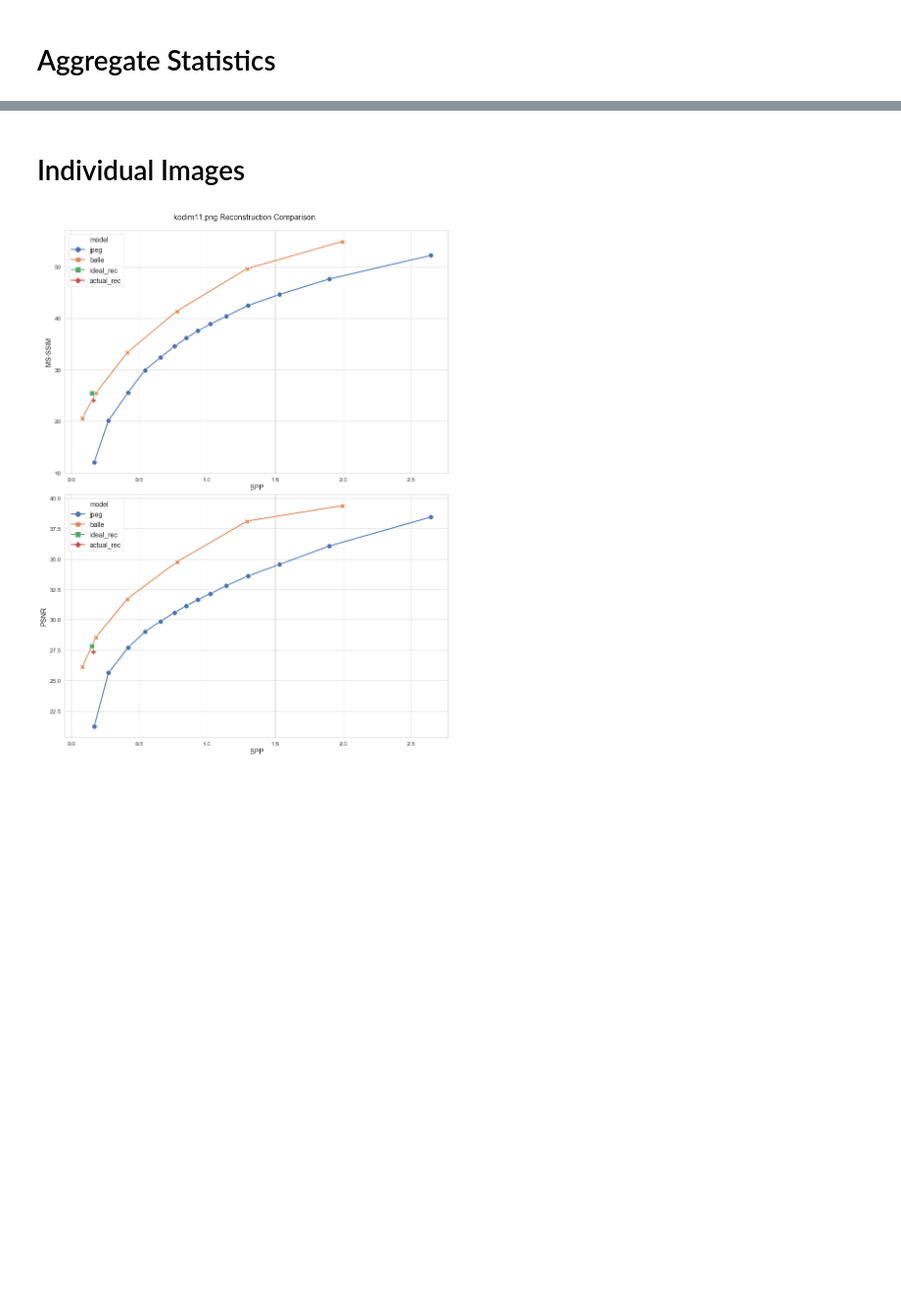
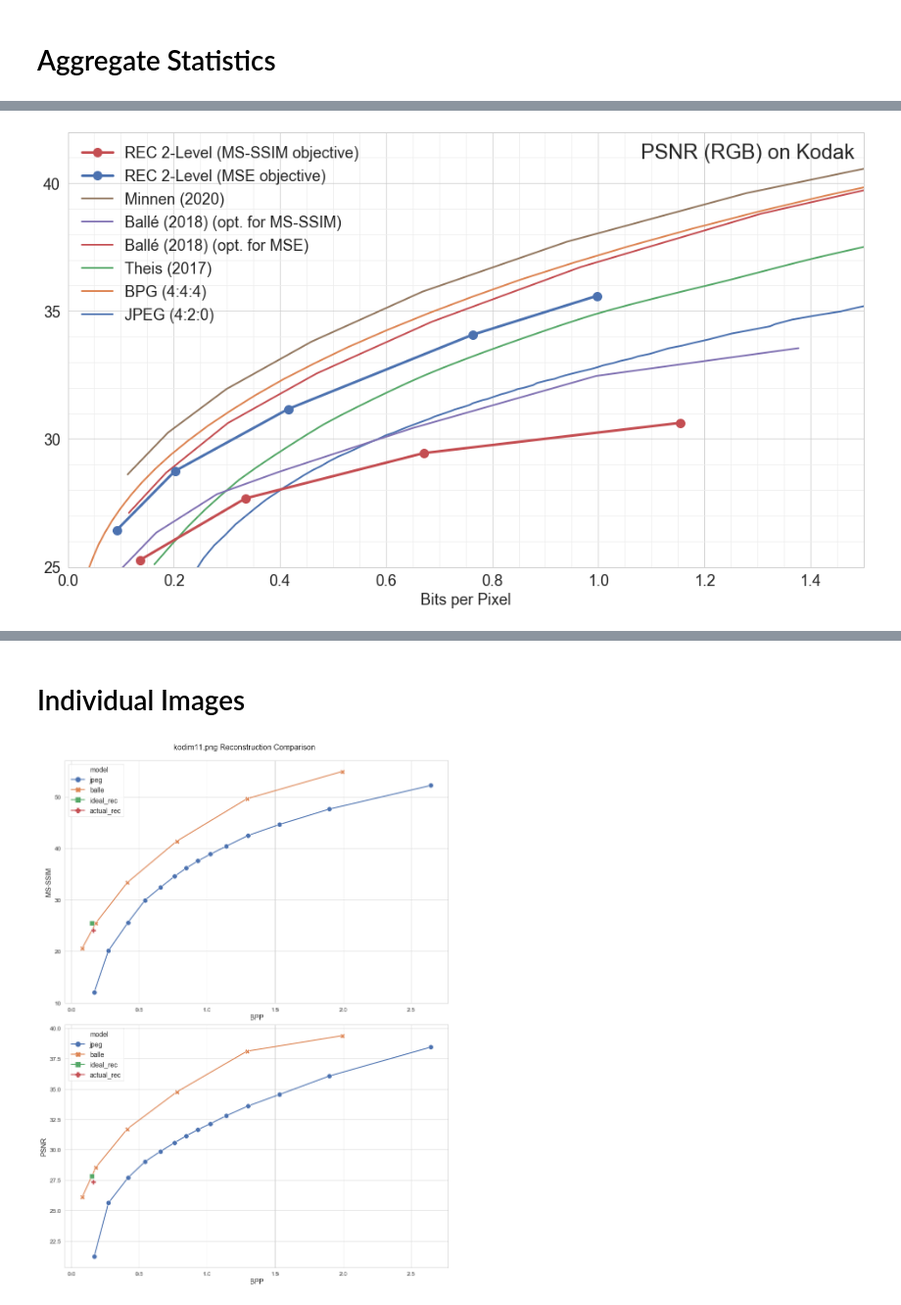
Before and after one commit to gergely-flamich/relative-entropy-coding, a Jupyter notebook: notebooks/Lossy Compression Performance Visualization.ipynb, the cells around one changed output, grey strips where cells are left out. Shown at 98% size. Drawn from its saved outputs; the diff is of its cells as text; code cells hidden in the pictures; blank space fills up the shorter version.

```diff
--- a/notebooks/Lossy Compression Performance Visualization.ipynb
+++ b/notebooks/Lossy Compression Performance Visualization.ipynb
@@ -161,11 +155,14 @@ def get_rec_psnr_average_df(rec_dfs, kind):
     psnr_avg_df = aggregate_df.groupby("target_bpp").mean().rename({"PSNR": "psnr",
                                                                  "comp_lossy_BPP": "bpp",
                                                                  "MS_SSIM": "ms_ssim"}, axis=1)
-    psnr_avg_df["model"] = f"rec-{kind}"
+    psnr_avg_df["model"] = f"REC {kind}"
+    psnr_avg_df["type"] = f"actual"
+
 
     ideal_psnr_avg_df = aggregate_df.groupby("target_bpp").mean().rename({"ideal_PSNR": "psnr",
                                                                  "lossy_BPP": "bpp",
                                                                  "ideal_MS_SSIM": "ms_ssim"}, axis=1)
-    ideal_psnr_avg_df["model"] = f"ideal-rec-{kind}"
+    ideal_psnr_avg_df["model"] = f"REC {kind}"
+    ideal_psnr_avg_df["type"] = f"ideal"
 
-    return psnr_avg_df, ideal_psnr_avg_df
+    return pd.concat([psnr_avg_df, ideal_psnr_avg_df])
@@ -267,0 +169,68 @@ plot_joint_statistics(joint_ms_ssim_avg_df, "average_ms_ssim", psnr=False)
+# %%
+rec_l1_gaussian_psnr_avg_df = get_rec_psnr_average_df(level_1_gaussian_rec_dfs, "1-Level (MSE objective)")
+rec_gaussian_psnr_avg_df  = get_rec_psnr_average_df(gaussian_rec_dfs, "2-Level (MSE objective)")
+rec_ms_ssim_psnr_avg_df = get_rec_psnr_average_df(ms_ssim_rec_dfs, "2-Level (MS-SSIM objective)")
+# %%
+psnr_results = pd.concat([prepare_method_df("psnr", method_name, method_legend, skiprows, opt_objective)
+                for method_name, (method_legend, opt_objective, skiprows) in psnr_method_names.items()])
+
+ms_ssim_results = pd.concat([prepare_method_df("ms_ssim", method_name, method_legend, skiprows, opt_objective)
+                for method_name, (method_legend, opt_objective, skiprows) in ms_ssim_method_names.items()])
+# %%
+fig, ax = plt.subplots(figsize=(14, 8))
+
+sns.lineplot(x="bpp",
+             y="psnr",
+             data=psnr_results,
+             markers=False,
+             dashes=False,
+             hue='method',
+             ax=ax)
+
+rec_psnr_df = rec_gaussian_psnr_avg_df[rec_gaussian_psnr_avg_df["type"] == "actual"].rename({"model": "method"}, axis=1)
+ax.plot(rec_psnr_df["bpp"], rec_psnr_df["psnr"], label=rec_psnr_df["method"].values[0], marker="o", linewidth=3, c='b')
+
+rec_ssim_df = rec_ms_ssim_psnr_avg_df[rec_ms_ssim_psnr_avg_df["type"] == "actual"].rename({"model": "method"}, axis=1)
+ax.plot(rec_ssim_df["bpp"], rec_ssim_df["psnr"], label=rec_ssim_df["method"].values[0], marker="o", linewidth=3, c='r')
+
+handles, labels = ax.get_legend_handles_labels()
+ax.legend(handles=handles[1:][::-1],
+          labels=labels[1:][::-1],
+          fontsize=18,
+          loc="upper left",
+          title=None,
+          fancybox=False,
+          frameon=False)
+
+ax.set_xlim([0, 1.5])
+ax.set_ylim([25, 42])
+ax.set_ylabel(None)
+ax.set_xlabel("Bits per Pixel", fontsize=18)
+
+ax.tick_params(axis='both', which='major', labelsize=18)
+
+x_major_ticks = np.arange(0., 1.5, 0.2)
+x_minor_ticks = np.arange(0., 1.5, 0.05)
+
+ax.set_xticks(x_major_ticks)
+ax.set_xticks(x_minor_ticks, minor=True)
+
+y_major_ticks = np.arange(25., 42, 5)
+y_minor_ticks = np.arange(25., 42, 1)
+
+ax.set_yticks(y_major_ticks)
+ax.set_yticks(y_minor_ticks, minor=True)
+
+ax.grid(which='major', alpha=1)
+ax.grid(which='minor', c="#eeeeee", alpha=1)
+
+ax.text(.72, .94, 'PSNR (RGB) on Kodak',
+        horizontalalignment='left',
+        transform=ax.transAxes,
+        fontsize=24)
+
+fig.tight_layout()
+
+fig.savefig(f"{save_dir}/method_psnr_comparison.eps")
+# %% [output]
+[figure, added]
```
Also changed, not shown: parts of 21 cells of this notebook, 11 other files.
